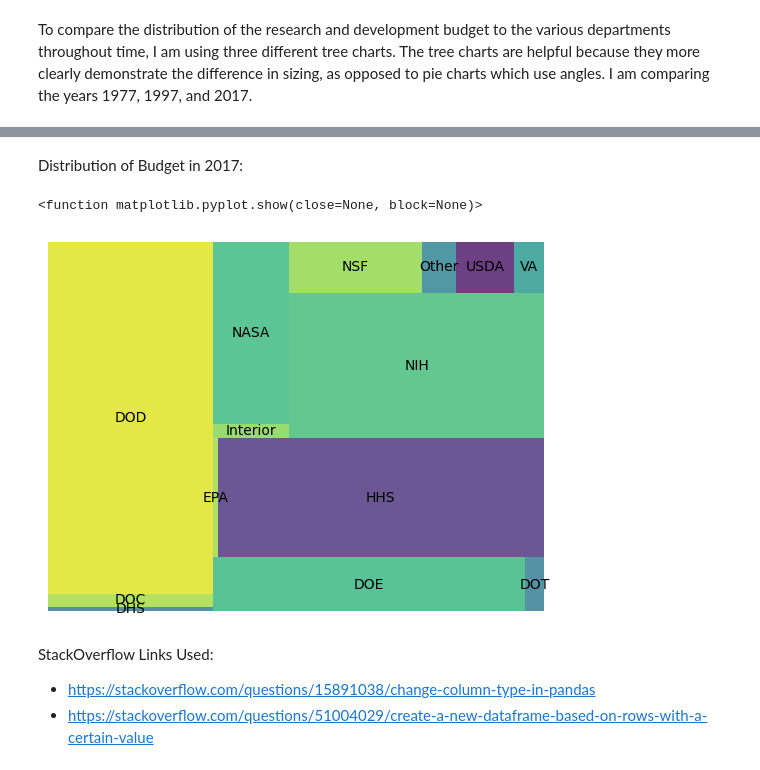
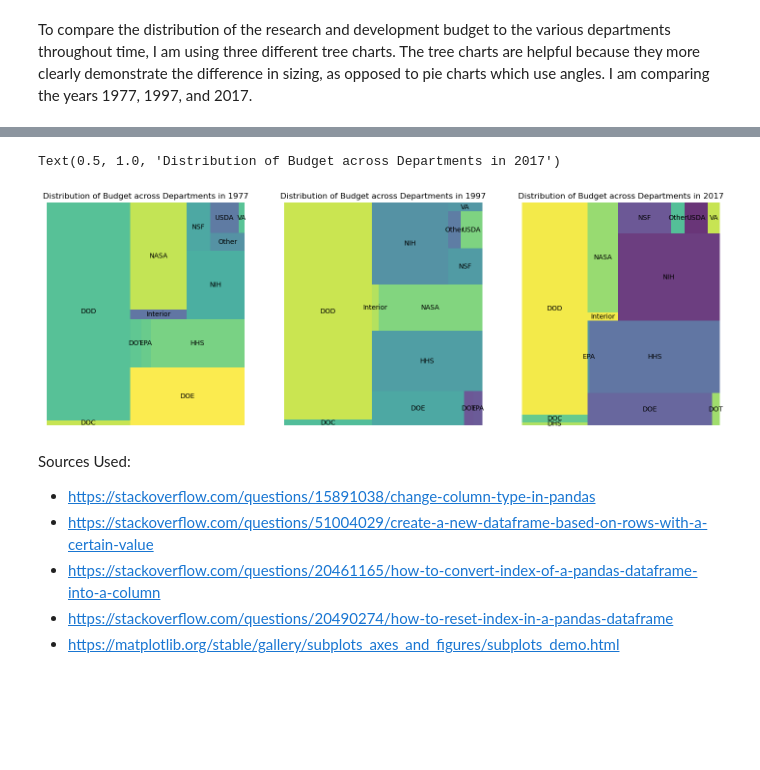
Before and after one commit to julia-dunn/DUNN-Python-Portfolio, a Jupyter notebook: TidyData-Project/main.ipynb, the cells around one changed output, grey strips where cells are left out. Cells and saved outputs as stored; diff of their text form; code cells hidden in the pictures; blank space fills up the shorter version.

```diff
--- a/TidyData-Project/main.ipynb
+++ b/TidyData-Project/main.ipynb
@@ -147,15 +181,33 @@ plt.show
-# %% [markdown]
-Distribution of Budget in 2017:
-# %%
-squarify.plot(sizes=df_fedrd_2017['Research and Development Budget'],
-              label=df_fedrd_2017['department'],
-              alpha=0.8)
-plt.axis('off')
-plt.show
-# %% [output]
-<function matplotlib.pyplot.show(close=None, block=None)>
-[figure, removed]
+# %%
+plt.figure(figsize=(18,6))
+
+plt.subplot(1,3,1)
+squarify.plot(sizes=df_fedrd_1977['Research and Development Budget'],
+              label=df_fedrd_1977['department'],
+              alpha=0.8)
+plt.axis('off')
+plt.title('Distribution of Budget across Departments in 1977')
+
+plt.subplot(1,3,2)
+squarify.plot(sizes=df_fedrd_1997['Research and Development Budget'],
+              label=df_fedrd_1997['department'],
+              alpha=0.8)
+plt.axis('off')
+plt.title('Distribution of Budget across Departments in 1997')
+
+plt.subplot(1,3,3)
+squarify.plot(sizes=df_fedrd_2017['Research and Development Budget'],
+              label=df_fedrd_2017['department'],
+              alpha=0.8)
+plt.axis('off')
+plt.title('Distribution of Budget across Departments in 2017')
+# %% [output]
+Text(0.5, 1.0, 'Distribution of Budget across Departments in 2017')
+[figure, added]
 # %% [markdown]
-StackOverflow Links Used:
+Sources Used:
 - https://stackoverflow.com/questions/15891038/change-column-type-in-pandas
 - https://stackoverflow.com/questions/51004029/create-a-new-dataframe-based-on-rows-with-a-certain-value
+- https://stackoverflow.com/questions/20461165/how-to-convert-index-of-a-pandas-dataframe-into-a-column
+- https://stackoverflow.com/questions/20490274/how-to-reset-index-in-a-pandas-dataframe
+- https://matplotlib.org/stable/gallery/subplots_axes_and_figures/subplots_demo.html
```
Also changed, not shown: parts of 15 cells of this notebook.
